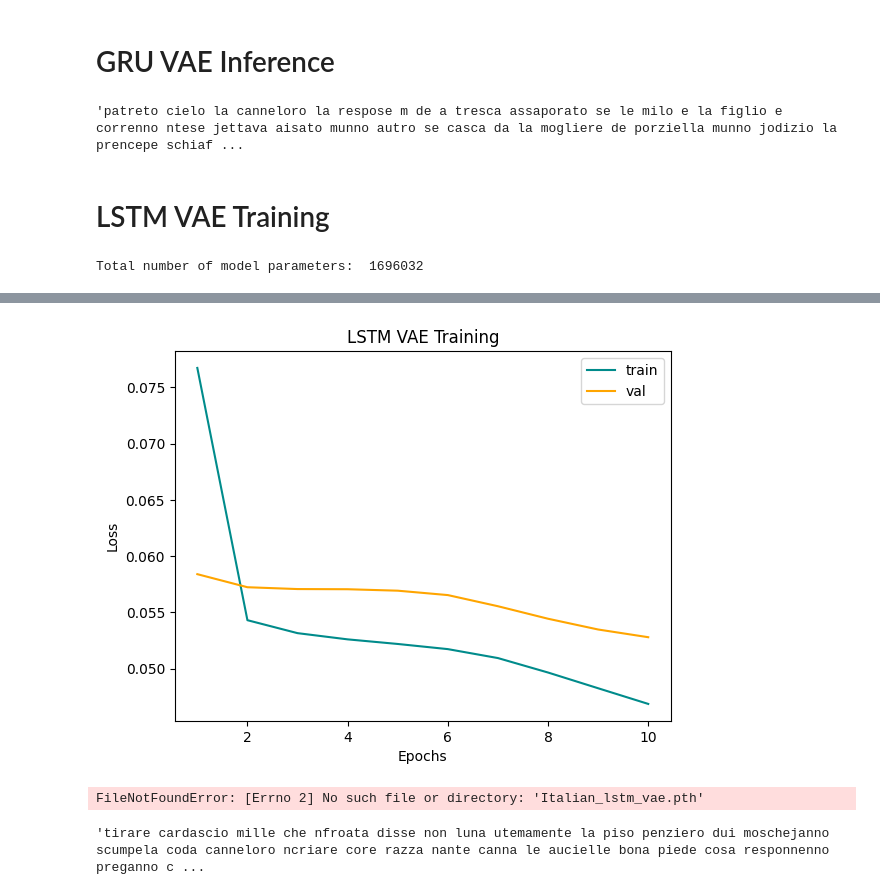
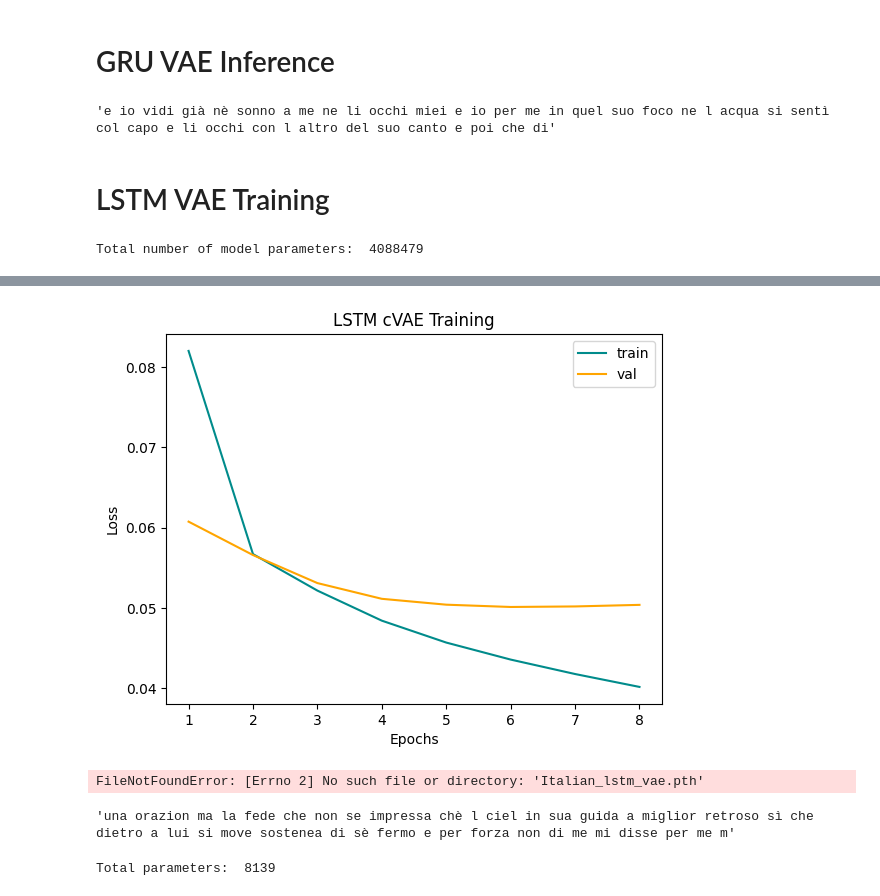
Before and after one commit to MassimoMario/Italic_Text_Generation, a Jupyter notebook: RNN_cVAE.ipynb, the cells around one changed output, grey strips where cells are left out. Saved outputs shown, nothing was run; the diff lists cells and outputs as text; code cells hidden in the pictures.

```diff
--- a/RNN_cVAE.ipynb
+++ b/RNN_cVAE.ipynb
@@ -233,15 +236,14 @@ class GRUcVAE(RNNcVAE, nn.Module):
         self.fc = nn.Linear(hidden_dim, vocab_size)
 # %%
 class LSTMcVAE(nn.Module):
-    def __init__(self, embedding_matrix, word2idx, idx2word, hidden_dim, latent_dim, num_layers, sos_token, vocab_size):
-        super().__init__()
+    def __init__(self, embedding_matrix, idx2word, num_classes, hidden_dim, latent_dim, num_layers, sos_token, vocab_size):
+        super(LSTMcVAE, self).__init__()
 
         self.embedding_dim = embedding_matrix.shape[1]
-        self.word2idx = word2idx
         self.idx2word = idx2word
         self.sos_token = sos_token
+        self.hidden_dim = hidden_dim
         self.latent_dim = latent_dim
-        self.hidden_dim = hidden_dim
         self.num_layers = num_layers
 
         self.embedding = nn.Embedding.from_pretrained(embedding_matrix, freeze = True)
@@ -255,9 +257,10 @@ class LSTMcVAE(nn.Module):
         self.fc_hidden = nn.Linear(latent_dim, hidden_dim)
         self.fc = nn.Linear(hidden_dim, vocab_size)
 
+        self.fc_condition = nn.Linear(num_classes, latent_dim)
 
 
-    def forward(self, x):
+    def forward(self, x, label):
         embedded_input = self.embedding(x)
         embedded_input = self.layer_norm(embedded_input)
 
@@ -267,6 +270,7 @@ class LSTMcVAE(nn.Module):
         logvar = self.fc_logvar(hn)
         z = self.reparametrization(mu, logvar)
 
+        z = self.condition_on_label(z, label)
         z = self.fc_hidden(z)
 
         # prepare sos_token for the decoder
@@ -291,6 +295,7 @@ class LSTMcVAE(nn.Module):
         return reconstructed_sequence, mu, logvar
 
 
+
     def reparametrization(self, mu, log_var):
         ''' Reparametrization trick
 
@@ -311,7 +316,14 @@ class LSTMcVAE(nn.Module):
 
 
 
-    def reconstruction(self, x, sample_type = 'multinomial'):
+    def condition_on_label(self, z, label):
+        projected_label = self.fc_condition(label)
+        projected_label = projected_label.repeat((self.num_layers,1,1))
+
+        return z + projected_label
+
+
+    def reconstruction(self, x, label, sample_type = 'multinomial'):
         ''' Reconstruction function for inference
         Input
         -------
@@ -335,6 +347,7 @@ class LSTMcVAE(nn.Module):
 
             # reparametrization for style and content
             z = self.reparametrization(mu_s, logvar_s)
+            z = self.condition_on_label(z, label)
 
             # concatenating style and content space
             z = self.fc_hidden(z)
@@ -371,11 +384,12 @@ class LSTMcVAE(nn.Module):
         return ' '.join(reconstructed_text)
 
 
-    def sample(self, len_sample = 25, sample_type = 'multinomial'):
+    def sample(self, label, len_sample = 25, temperature = 1, sample_type = 'multinomial'):
         z = torch.randn((self.num_layers, 1, self.latent_dim))
 
         self.eval()
         with torch.no_grad():
+            z = self.condition_on_label(z, label)
             z = self.fc_hidden(z)
 
             # prepare sos_token for the decoder
@@ -384,17 +398,20 @@ class LSTMcVAE(nn.Module):
             sos_token = self.layer_norm(sos_token)
 
 
+
+            sampled_text = []
             # decoder pass where the input is the previous output
             output = sos_token
             for _ in range(len_sample):
                 outputs, _ = self.decoder(output, z)
                 outputs = self.fc(outputs)
-                next_token = torch.argmax(F.softmax(outputs[:,-1,:], dim = -1), dim=-1)
-                #next_token = torch.multinomial(F.softmax(outputs[:,-1,:], dim = -1), 1)
+                #next_token = torch.argmax(F.softmax(outputs[:,-1,:] / temperature, dim = -1), dim=-1)
+                next_token = torch.multinomial(F.softmax(outputs[:,-1,:] / temperature, dim = -1), 1)
+                sampled_text.append(next_token)
                 next_token = self.embedding(next_token)
                 next_token = self.layer_norm(next_token)
-                output = torch.cat((output, next_token.unsqueeze(1)), dim=1)
-                #output = torch.cat((output, next_token), dim=1)
+                #output = torch.cat((output, next_token.unsqueeze(1)), dim=1)
+                output = torch.cat((output, next_token), dim=1)
 
 
         if sample_type == 'argmax':
@@ -405,7 +422,8 @@ class LSTMcVAE(nn.Module):
 
 
 
-        sampled_text = [self.idx2word[w.item()] for w in output]
+        #sampled_text = [self.idx2word[w.item()] for w in output]
+        sampled_text = [self.idx2word[w.item()] for w in sampled_text]
 
         return ' '.join(sampled_text)
 
@@ -885,16 +834,19 @@ torch.save(gru_cvae.state_dict(), 'Neapolitan_gru_vae.pth')
 # %% [markdown]
 # GRU VAE Inference
-# %%
-gru_cvae.sample(40)
-# %% [output]
-'patreto cielo la canneloro la respose m de a tresca assaporato se le milo e la figlio e correnno ntese jettava aisato munno autro se casca da la mogliere de porziella munno jodizio la prencepe schiaf ...
+# %%
+style_label = {'Dante' : torch.FloatTensor([1,0,0]), 'Italian' : torch.FloatTensor([0,1,0]), 'Neapolitan' : torch.FloatTensor([0,0,1])}
+label = style_label['Dante']
+
+gru_cvae.sample(label, 40, 0.6)
+# %% [output]
+'e io vidi già nè sonno a me ne li occhi miei e io per me in quel suo foco ne l acqua si sentì col capo e li occhi con l altro del suo canto e poi che di'
 # %% [markdown]
 # LSTM VAE Training
 # %%
 lstm_cvae = LSTMcVAE(embedding_matrix, idx2word, 3, hidden_dim, latent_dim, 2, sos_token, vocab_size)
 lstm_cvae.number_parameters()
 # %% [output]
-Total number of model parameters:  1696032
+Total number of model parameters:  4088479
 # %%
-training(lstm_cvae, train_loader, val_loader, 10, lr = 4e-4, title = 'LSTM')
+training(lstm_cvae, train_loader, val_loader, 8, lr = 4e-4, title = 'LSTM')
 # %% [output]
@@ -911,2 +861,2 @@ training(lstm_cvae, train_loader, val_loader, 10, lr = 4e-4, title = 'LSTM')
-[figure, old version]
+[figure, new version]
 # %%
@@ -915,7 +865,10 @@ torch.save(lstm_cvae.state_dict(), 'Neapolitan_lstm_vae.pth')
 lstm_cvae.load_state_dict(torch.load('Italian_lstm_vae.pth'))
 # %% [output]
 FileNotFoundError: [Errno 2] No such file or directory: 'Italian_lstm_vae.pth'
-# %%
-lstm_cvae.sample(40)
-# %% [output]
-'tirare cardascio mille che nfroata disse non luna utemamente la piso penziero dui moschejanno scumpela coda canneloro ncriare core razza nante canna le aucielle bona piede cosa responnenno preganno c ...
+# %%
+style_label = {'Dante' : torch.FloatTensor([1,0,0]), 'Italian' : torch.FloatTensor([0,1,0]), 'Neapolitan' : torch.FloatTensor([0,0,1])}
+label = style_label['Dante']
+
+lstm_cvae.sample(label, 40, 0.75)
+# %% [output]
+'una orazion ma la fede che non se impressa chè l ciel in sua guida a miglior retroso sì che dietro a lui si move sostenea di sè fermo e per forza non di me mi disse per me m'
@@ -921,0 +969,5 @@ lstm_cvae.sample(40)
+# %%
+style_params = sum(p.numel() for p in CNN_classif.parameters() if p.requires_grad)
+print('Total parameters: ', style_params)
+# %% [output]
+Total parameters:  8139
```
Also changed, not shown: parts of 19 cells of this notebook.
